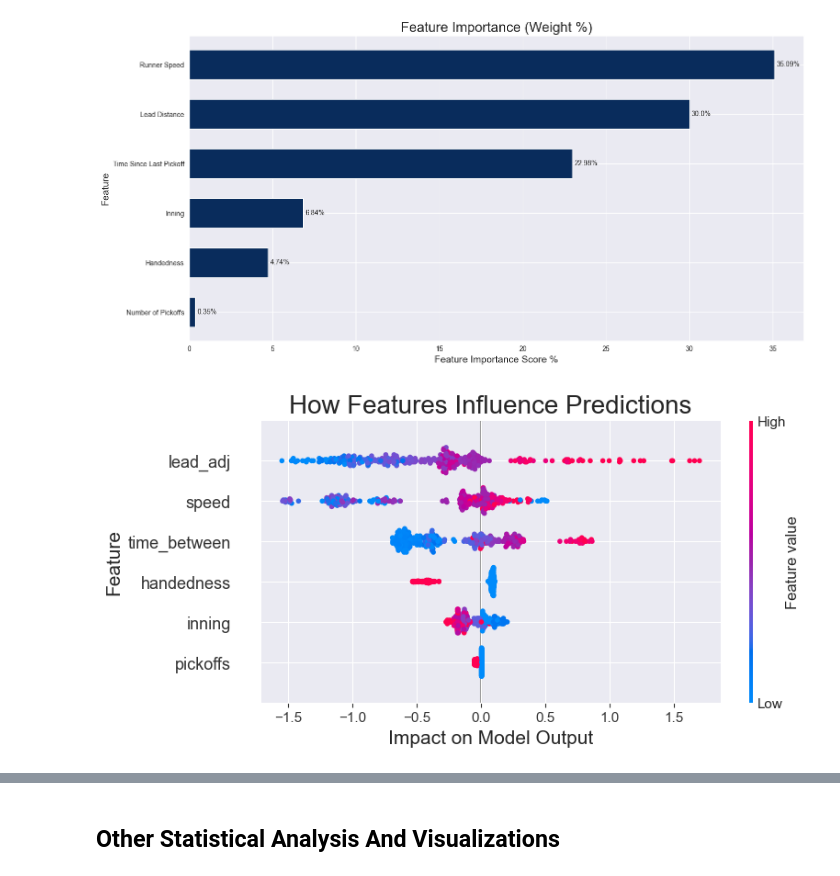
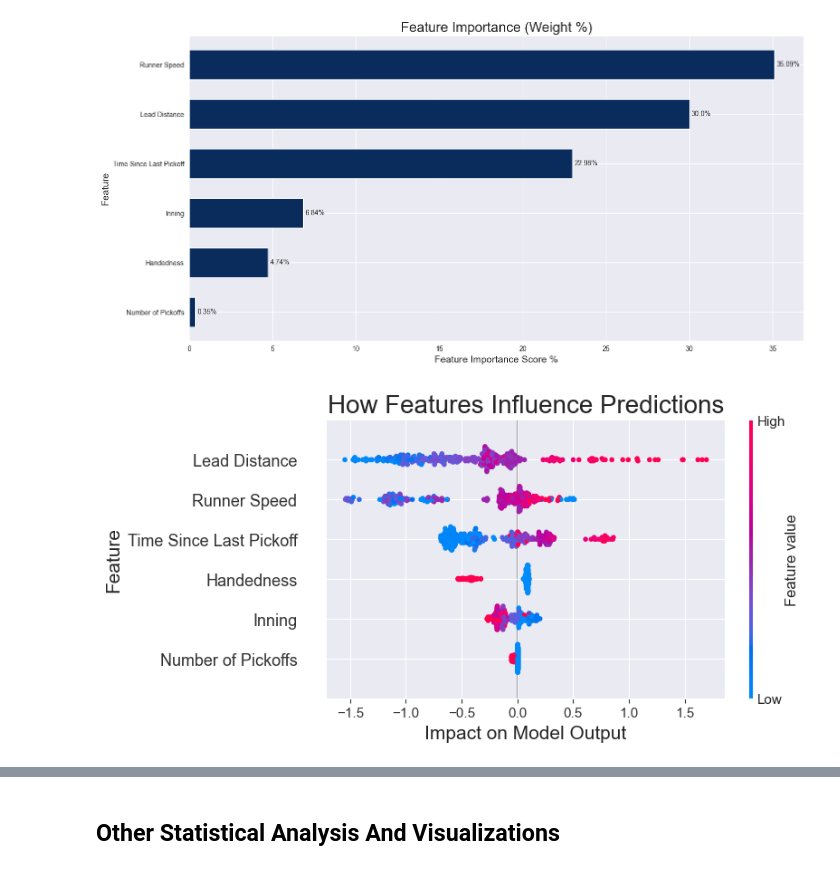
Before and after one commit to jayirby2/Pickoff-then-Takeoff, a Jupyter notebook: Analysis.ipynb, the cells around one changed output, grey strips where cells are left out. Cells and saved outputs as stored; diff of their text form; code cells hidden in the pictures.

```diff
--- a/Analysis.ipynb
+++ b/Analysis.ipynb
@@ -1273,17 +1273,26 @@ plt.show()
 # %%
 # Creating SHAP plot
 
 # Following example from: https://shap.readthedocs.io/en/latest/example_notebooks/tabular_examples/tree_based_models/Basic%20SHAP%20Interaction%20Value%20Example%20in%20XGBoost.html
+
+X_test_renamed = X_test.copy().rename(columns={
+    'pickoffs': 'Number of Pickoffs',
+    'handedness': 'Handedness',
+    'inning': 'Inning',
+    'time_between': 'Time Since Last Pickoff',
+    'lead_adj': 'Lead Distance',
+    'speed': 'Runner Speed'
+})
 explainer = shap.Explainer(model)
-explanation = explainer(X_test)
-shap.summary_plot(explanation, X_test, show=False)
+explanation = explainer(X_test_renamed)
+shap.summary_plot(explanation, X_test_renamed, show=False)
 plt.title('How Features Influence Predictions', fontsize=20)
 plt.xlabel('Impact on Model Output', fontsize=15)
 plt.ylabel('Feature', fontsize=15)
 plt.savefig('shap_summary.png', bbox_inches='tight')
 plt.show()
 # %% [output]
-[figure, old version]
+[figure, new version]
 # %%
 # Great Table of 10 actual steals
 gt.GT(results_df[results_df['actual steal'] == 1]).cols_label(
```
